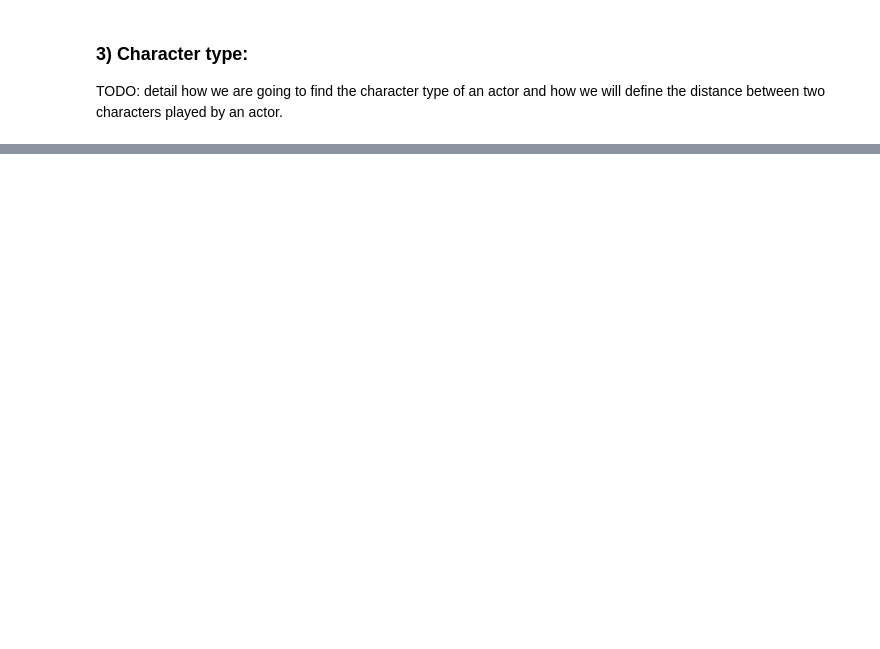
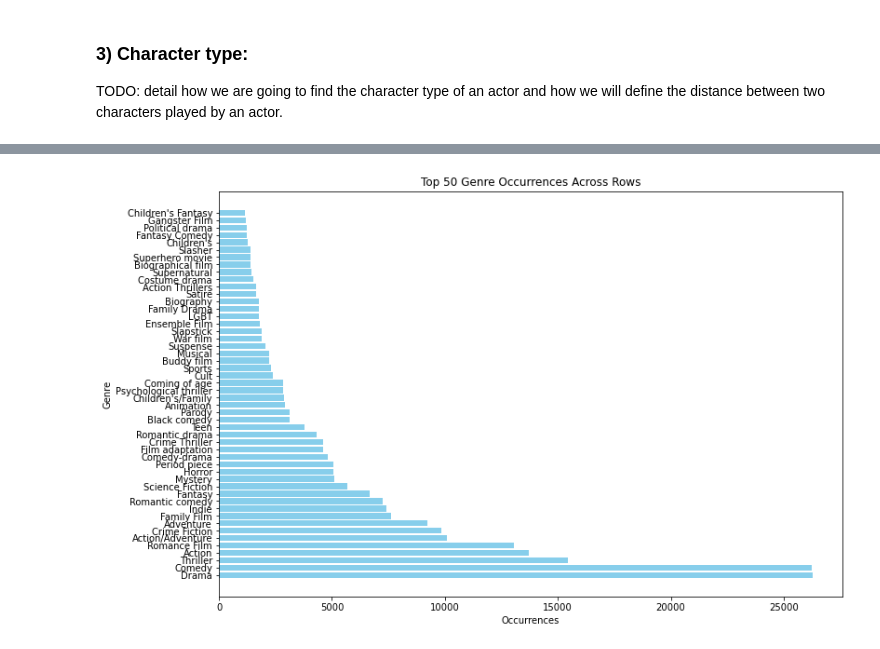
Before and after one commit to epfl-ada/ada-2023-project-pinacolada23, a Jupyter notebook: Notebook_rendu.ipynb, the cells around one changed output, grey strips where cells are left out. Cells and saved outputs as stored; diff of their text form; code cells hidden in the pictures; blank space fills up the shorter version.

Commit message:
genres in notebook

```diff
--- a/Notebook_rendu.ipynb
+++ b/Notebook_rendu.ipynb
@@ -130,7 +130,7 @@ intervals = pd.cut(character_movies_filtered['year'], bins=range(1880, 2016, 10)
 nb_movies_per_interval = intervals.value_counts().sort_index()
 
 # For movies with the revenue
-character_movies_filtered_revenue = character_movies_filtered.dropna(subset='revenue')
+character_movies_filtered_revenue = character_movies_filtered.dropna(subset=['revenue']) ### TO DO remove brackets
 intervals_revenue = pd.cut(character_movies_filtered_revenue['year'], bins=range(1880, 2016, 10), right=False)
 nb_movies_per_interval_revenue = intervals_revenue.value_counts().sort_index()
 
@@ -260,7 +260,7 @@ character_movies_filtered = character_movies_filtered[
     character_movies_filtered.countries.apply(lambda x:"United States of America" in x)]
 
 # Keep only movies for which we have the revenue
-character_movies_filtered = character_movies_filtered.dropna(subset='revenue')
+character_movies_filtered = character_movies_filtered.dropna(subset=['revenue']) # TODO : remove brackets
 
 # Compute the number of movies left
 nb_tot_filtered_movies = len(character_movies_filtered['movieID'].unique())
@@ -398,0 +438,9 @@ TODO: detail how we are going to find the character type of an actor and how we
+# %%
+# Group all the genres of movies to see how many remain and which genres exist
+movie_genres = character_movies_filtered['genres'].tolist()
+all_genres = sorted(list(set([genre for liste_genres in movie_genres for genre in liste_genres])))
+# %%
+print(f"In the remaining dataset we have {len(all_genres)} movie genres as we can see in the following list : ")
+
+for genre in all_genres :
+    print(f" ## {genre}")
@@ -398,0 +465,33 @@ TODO: detail how we are going to find the character type of an actor and how we
+# %%
+import pandas as pd
+import matplotlib.pyplot as plt
+
+# Create an empty dictionary to track genre occurrences
+genre_occurrences = {}
+
+# Iterate through each row
+for i, row in character_movies_filtered.iterrows():
+    current_genres = row['genres']
+
+    # Update the occurrences for each genre
+    for genre in current_genres:
+        genre_occurrences[genre] = genre_occurrences.get(genre, 0) + 1
+
+# Convert the dictionary to a DataFrame
+genre_occurrences_df = pd.DataFrame(list(genre_occurrences.items()), columns=['Genre', 'Occurrence'])
+
+# Sort the DataFrame by occurrence
+genre_occurrences_df = genre_occurrences_df.sort_values(by='Occurrence', ascending=False)
+
+# Select the top 50 genres
+top_50_genres = genre_occurrences_df.head(50)
+
+# Plot the occurrences of each genre
+plt.figure(figsize=(12, 8))
+plt.barh(top_50_genres['Genre'], top_50_genres['Occurrence'], color='skyblue')
+plt.xlabel('Occurrences')
+plt.ylabel('Genre')
+plt.title('Top 50 Genre Occurrences Across Rows')
+plt.show()
+# %% [output]
+[figure, added]
```
Also changed, not shown: parts of 8 cells of this notebook.
